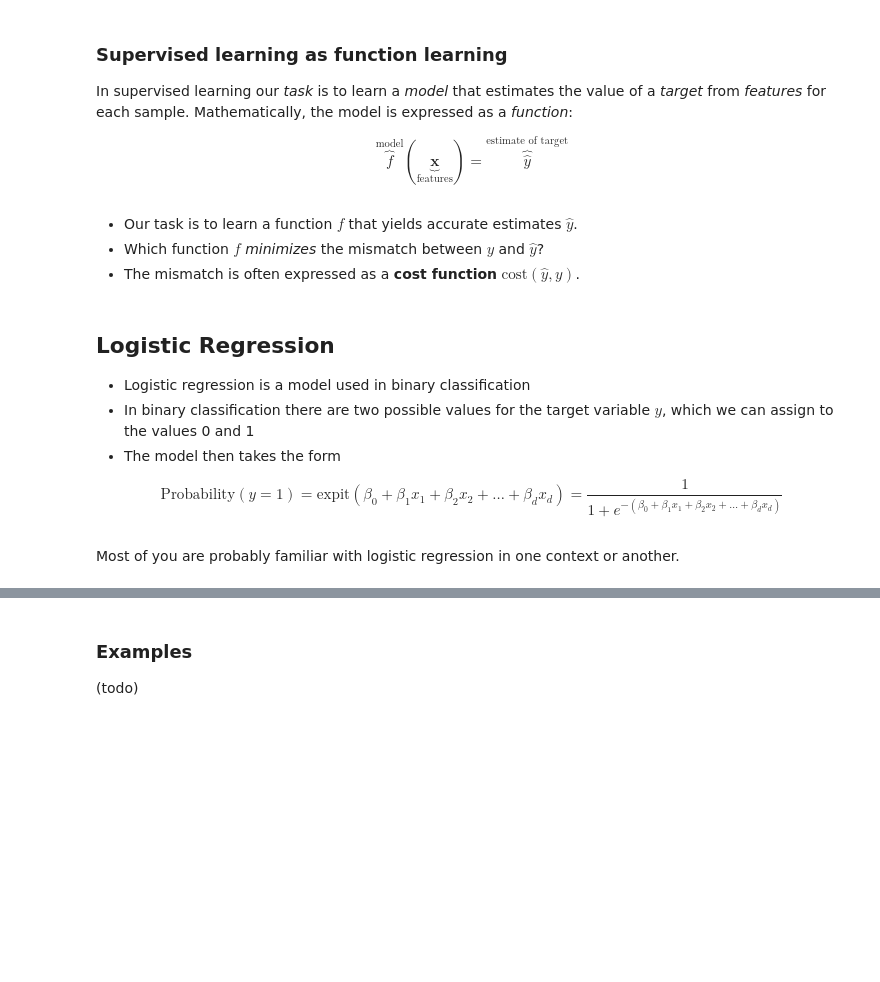
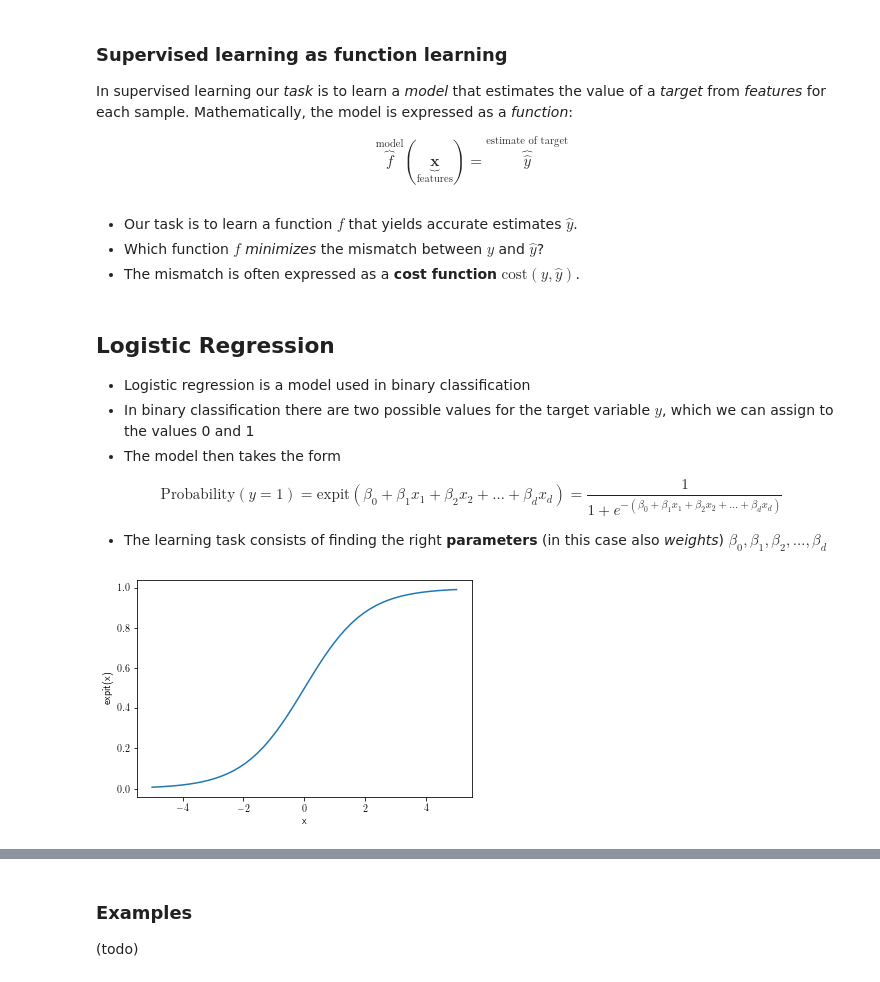
Before and after one commit to sverchkov/bmi-773-content, a Jupyter notebook: ml-lecture-2020-03-23.ipynb, the cells around one changed output, grey strips where cells are left out. Drawn from its saved outputs; the diff is of its cells as text; code cells hidden in the pictures; blank space fills up the shorter version.

Commit message:
more progress on logistic regression

```diff
--- a/ml-lecture-2020-03-23.ipynb
+++ b/ml-lecture-2020-03-23.ipynb
@@ -96,7 +96,7 @@ $$ \overbrace{f}^\text{model}( \underbrace{\mathbf{x}}_{\text{features}} ) = \ov
 # %% [markdown]
 * Our task is to learn a function $f$ that yields accurate estimates $\hat y$.
 * Which function $f$ *minimizes* the mismatch between $y$ and $\hat y$?
-* The mismatch is often expressed as a **cost function** $\textrm{cost}(\hat y, y)$.
+* The mismatch is often expressed as a **cost function** $\textrm{cost}(y, \hat y)$.
 # %% [markdown]
 ## Logistic Regression
 
@@ -107,5 +107,30 @@ $$ \overbrace{f}^\text{model}( \underbrace{\mathbf{x}}_{\text{features}} ) = \ov
 $$ \text{Probability}(y=1)
 = \mathrm{expit}(\beta_0 + \beta_1 x_1 + \beta_2 x_2 + \ldots + \beta_d x_d)
 = \frac{1}{1 + e^{-(\beta_0 + \beta_1 x_1 + \beta_2 x_2 + \ldots + \beta_d x_d )}} $$
+
+* The learning task consists of finding the right **parameters** (in this case also *weights*) $\beta_0, \beta_1, \beta_2, \ldots, \beta_d$
-# %% [markdown]
-Most of you are probably familiar with logistic regression in one context or another.
+# %%
+# Load numpy and pyplot
+import numpy as np
+import matplotlib.pyplot as plt
+from scipy.special import expit
+import matplotlib
+matplotlib.rcParams['text.usetex'] = True
+#matplotlib.rcParams['backend'] = 'agg'
+
+#%matplotlib ipympl
+
+# Plot expit
+x = np.linspace(-5,5,50)
+y = expit(x)
+
+plt.plot(x, y)
+plt.xlabel('x')
+plt.ylabel('expit(x)')
+plt.show()
+
+# point out the parameters
+# how to learn -- what is the cost function?
+# run on breast cancer data
+# %% [output]
+[figure, added]
```
Also changed, not shown: parts of 5 cells of this notebook.
